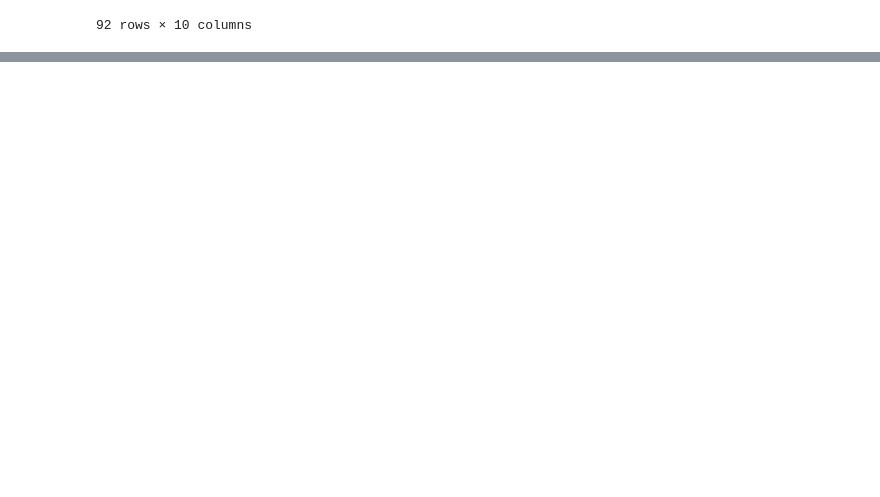
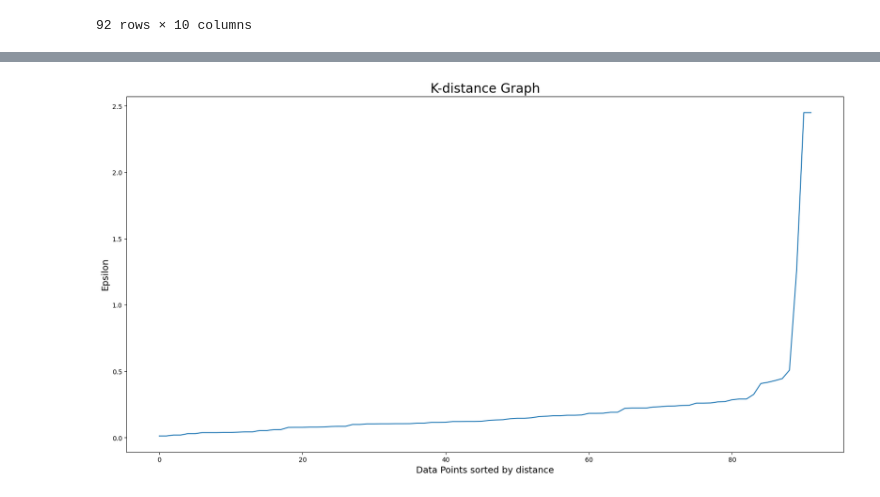
Before and after one commit to cgn00/Customer_Segmentation, a Jupyter notebook: customer_segmentation.ipynb, the cells around one changed output, grey strips where cells are left out. Saved outputs shown, nothing was run; the diff lists cells and outputs as text; code cells hidden in the pictures; blank space fills up the shorter version.

```diff
--- a/customer_segmentation.ipynb
+++ b/customer_segmentation.ipynb
@@ -352 +356,16 @@ fig = px.scatter_3d(
 fig.show()
+# %%
+neigh = NearestNeighbors(n_neighbors=2).fit(rfm_df_scaled)
+distances, indices = neigh.kneighbors(rfm_df_scaled)
+
+# Plotting K-distance Graph
+distances = np.sort(distances, axis=0)
+distances = distances[:,1]
+plt.figure(figsize=(20,10))
+plt.plot(distances)
+plt.title('K-distance Graph',fontsize=20)
+plt.xlabel('Data Points sorted by distance',fontsize=14)
+plt.ylabel('Epsilon',fontsize=14)
+plt.show()
+# %% [output]
+[figure, added]
```
Also changed, not shown: parts of 7 cells of this notebook.
